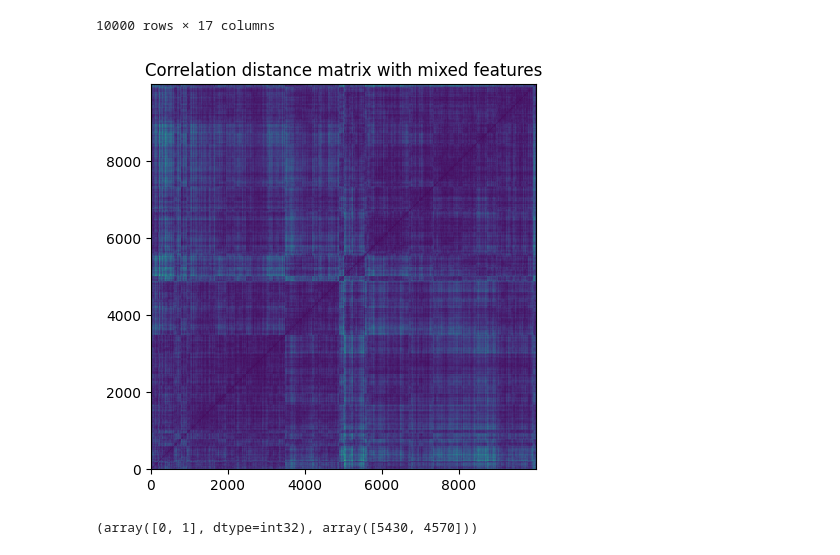
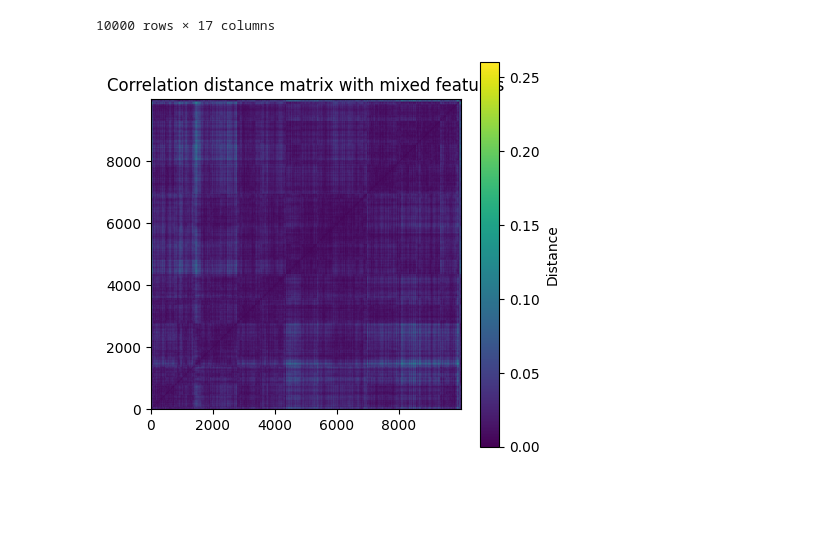
Before and after one commit to Guflie/PoliMi-AS-project, a Jupyter notebook: trend_analysis.ipynb, the cells around one changed output. Drawn from its saved outputs; the diff is of its cells as text; code cells hidden in the pictures; blank space fills up the shorter version.

```diff
--- a/trend_analysis.ipynb
+++ b/trend_analysis.ipynb
@@ -247,30 +275,19 @@ mixed_df
 | 9999 | -4.949233 | 0.010213 | 1.493868 | -0.008012 | 0.080144 | 1.624337 | -1.436039 | -4.102370 | 1.454354 | -0.578380 | ... |
 10000 rows × 17 columns
 # %%
+import matplotlib.pyplot as plt
+from scipy.cluster.hierarchy import linkage, leaves_list
+from scipy.spatial.distance import pdist, squareform
+
 corr_dist_mixed = squareform(pdist(mixed_df, metric="correlation"))
 
-order = leaves_list(linkage(squareform(corr_dist_mat, checks=False), method="average"))
-ordered = corr_dist_mat[np.ix_(order, order)]
+order = leaves_list(linkage(squareform(corr_dist_mixed, checks=False), method="average"))
+ordered = corr_dist_mixed[np.ix_(order, order)]
 
 fig, ax = plt.subplots(1, 1, figsize=(5,5))
-ax.imshow(ordered, aspect="equal", origin="lower")
+im = ax.imshow(ordered, aspect="equal", origin="lower")
 plt.title("Correlation distance matrix with mixed features")
+plt.colorbar(im, label="Distance")
 plt.show()
 # %% [output]
-[figure, old version]
+[figure, new version]
-# %%
-sigma = np.median(corr_dist_mat)
-affinity = np.exp(-corr_dist_mat**2 / (2 * sigma**2))
-
-sc = SpectralClustering(
-    n_clusters=2,
-    affinity="precomputed",
-    assign_labels="kmeans",
-    random_state=42,
-    n_init=10
-)
-labels = sc.fit_predict(affinity)
-
-print(np.unique(labels, return_counts=True))
-# %% [output]
-(array([0, 1], dtype=int32), array([5430, 4570]))
```
Also changed, not shown: parts of 16 cells of this notebook.
